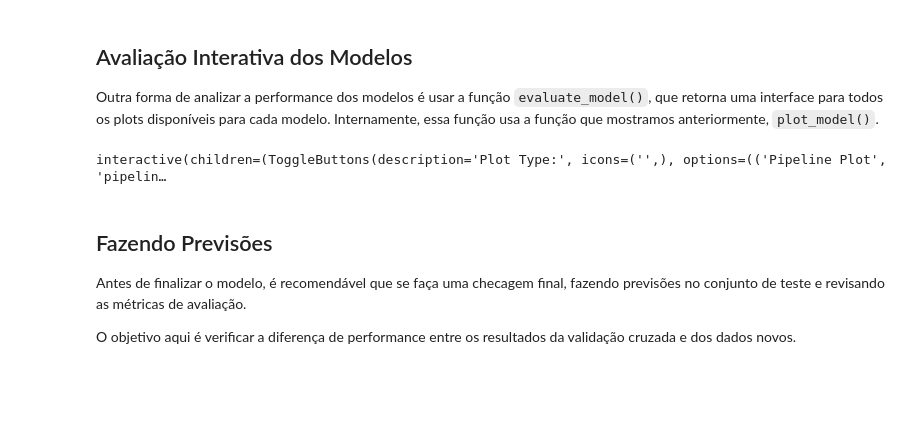
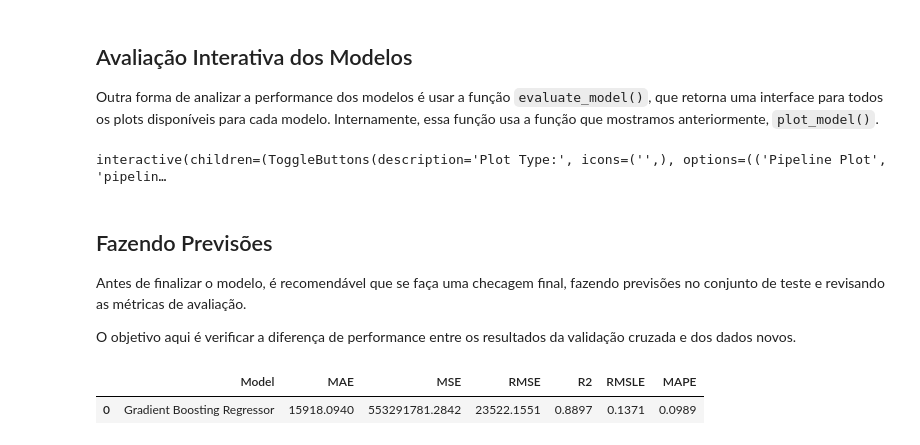
Before and after one commit to JhonnyLimachi/Sigmoidal, a Jupyter notebook: 38_Regressão_com_PyCaret.ipynb, the cells around one changed output. Drawn from its saved outputs; the diff is of its cells as text; code cells hidden in the pictures; blank space fills up the shorter version.

```diff
--- a/38_Regressão_com_PyCaret.ipynb
+++ b/38_Regressão_com_PyCaret.ipynb
@@ -356,3 +356,9 @@ interactive(children=(ToggleButtons(description='Plot Type:', icons=('',), optio
 Antes de finalizar o modelo, é recomendável que se faça uma checagem final, fazendo previsões no conjunto de teste e revisando as métricas de avaliação.
 
 O objetivo aqui é verificar a diferença de performance entre os resultados da validação cruzada e dos dados novos.
+# %%
+# fazendo previsões
+predict_model(tuned_gbr);
+# %% [output]
+|  | Model | MAE | MSE | RMSE | R2 | RMSLE | MAPE |
+| 0 | Gradient Boosting Regressor | 15918.0940 | 553291781.2842 | 23522.1551 | 0.8897 | 0.1371 | 0.0989 |
```
Also changed, not shown: parts of 8 cells of this notebook.
